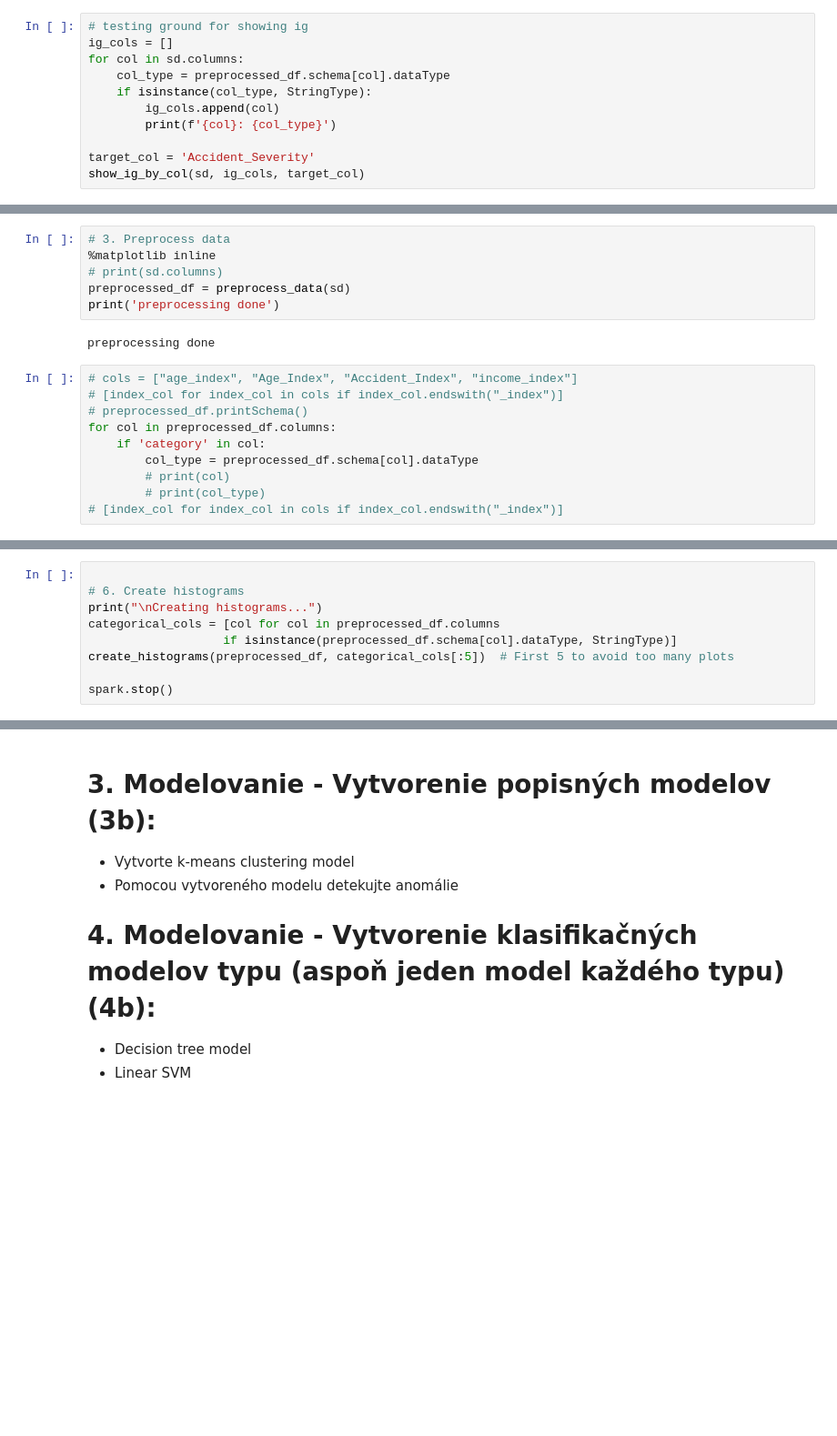
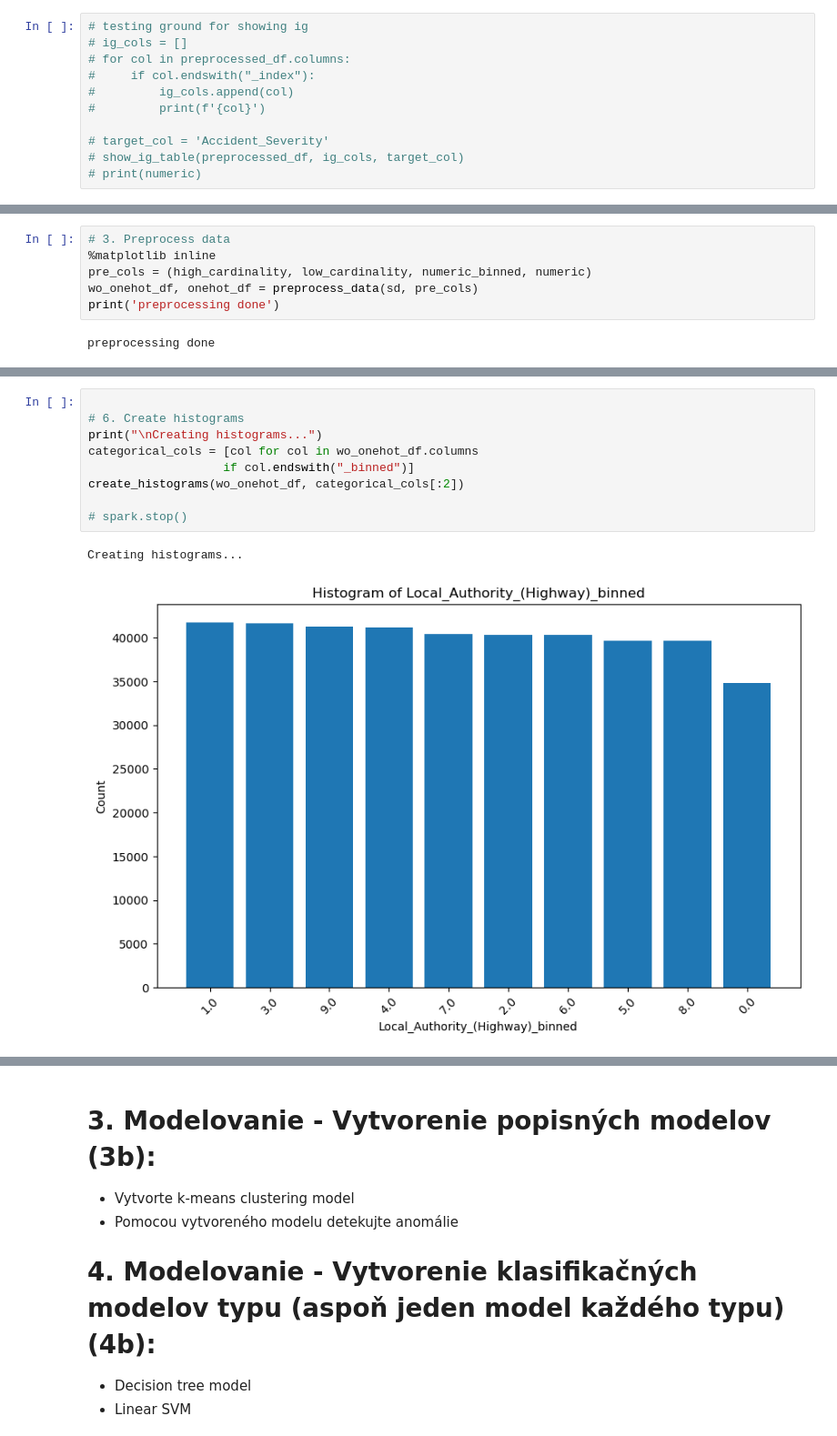
Before and after one commit to EgoHackZero/TSVD, a Jupyter notebook: main.ipynb, the cells around one changed output, grey strips where cells are left out. Shown at 91% size. Cells and saved outputs as stored; diff of their text form; blank space fills up the shorter version.

Commit message:
Preprocessing DONE structurally
The data is so so, i am open to further changes, sorry for late upload

```diff
--- a/main.ipynb
+++ b/main.ipynb
@@ -279,11 +347,11 @@ def create_histograms(df: DataFrame, nominal_cols: list):
 # %%
 # testing ground for showing ig
-ig_cols = []
-for col in sd.columns:
-    col_type = preprocessed_df.schema[col].dataType
-    if isinstance(col_type, StringType):
-        ig_cols.append(col)
-        print(f'{col}: {col_type}')
+# ig_cols = []
+# for col in preprocessed_df.columns:
+#     if col.endswith("_index"):
+#         ig_cols.append(col)
+#         print(f'{col}')
 
-target_col = 'Accident_Severity'
-show_ig_by_col(sd, ig_cols, target_col)
+# target_col = 'Accident_Severity'
+# show_ig_table(preprocessed_df, ig_cols, target_col)
+# print(numeric)
@@ -293,18 +358,8 @@ IllegalArgumentException: Data type string of column Local_Authority_(Highway) i
 # %%
 # 3. Preprocess data
 %matplotlib inline
-# print(sd.columns)
-preprocessed_df = preprocess_data(sd)
+pre_cols = (high_cardinality, low_cardinality, numeric_binned, numeric)
+wo_onehot_df, onehot_df = preprocess_data(sd, pre_cols)
 print('preprocessing done')
 # %% [output]
 preprocessing done
-# %%
-# cols = ["age_index", "Age_Index", "Accident_Index", "income_index"]
-# [index_col for index_col in cols if index_col.endswith("_index")]
-# preprocessed_df.printSchema()
-for col in preprocessed_df.columns:
-    if 'category' in col:
-        col_type = preprocessed_df.schema[col].dataType
-        # print(col)
-        # print(col_type)
-# [index_col for index_col in cols if index_col.endswith("_index")]
@@ -350,9 +406,12 @@ stats, corr_matrix = calculate_numerical_stats(preprocessed_df)
 # %%
 
 # 6. Create histograms
 print("\nCreating histograms...")
-categorical_cols = [col for col in preprocessed_df.columns
-                   if isinstance(preprocessed_df.schema[col].dataType, StringType)]
-create_histograms(preprocessed_df, categorical_cols[:5])  # First 5 to avoid too many plots
+categorical_cols = [col for col in wo_onehot_df.columns
+                   if col.endswith("_binned")]
+create_histograms(wo_onehot_df, categorical_cols[:2])
 
-spark.stop()
+# spark.stop()
+# %% [output]
+Creating histograms...
+[figure, added]
```
Also changed, not shown: parts of 11 cells of this notebook.
